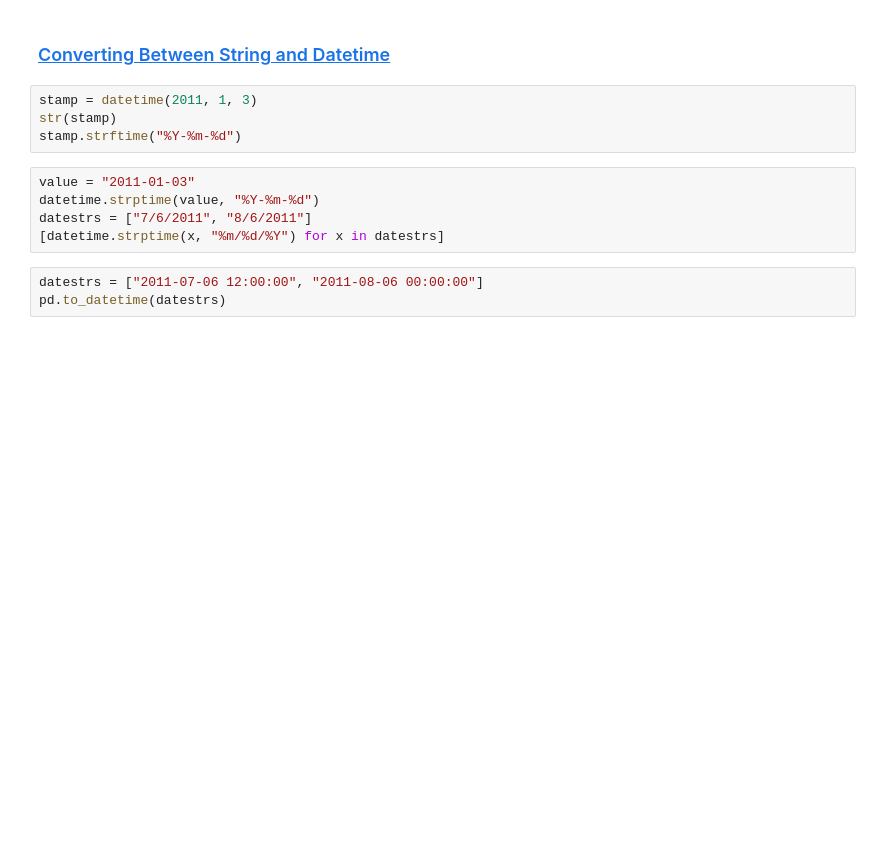
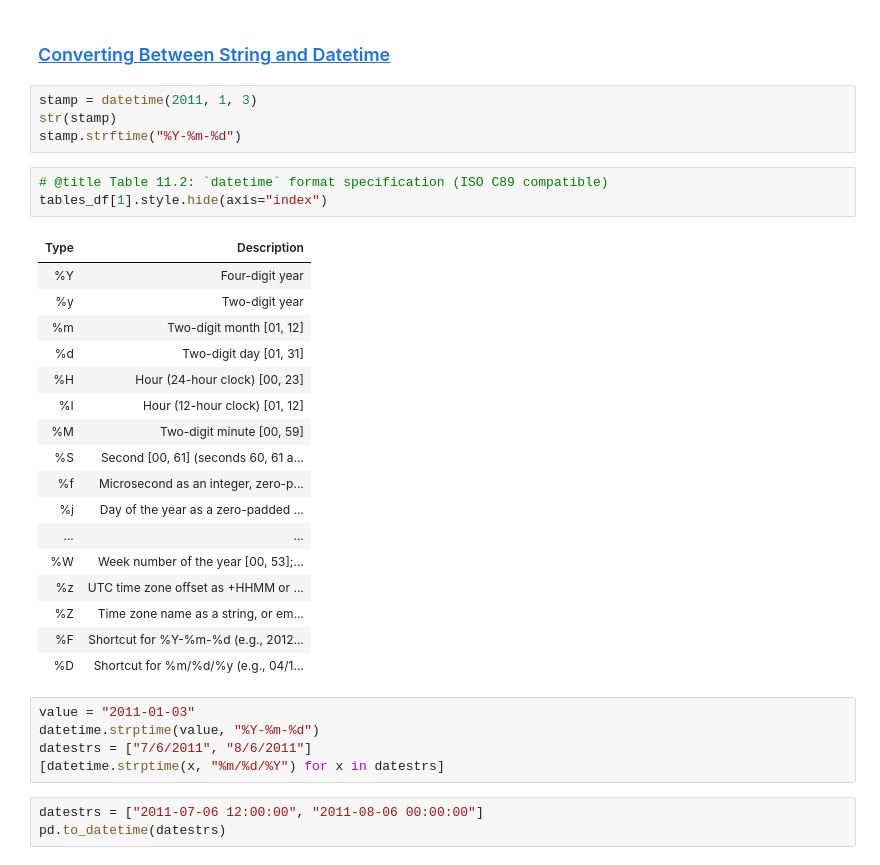
Before and after one commit to rwcitek/pydata-book, a Jupyter notebook: ch11.ipynb, the cells around one changed output. Saved outputs shown, nothing was run; the diff lists cells and outputs as text; blank space fills up the shorter version.

```diff
--- a/ch11.ipynb
+++ b/ch11.ipynb
@@ -46,6 +58,27 @@ start - 2 * timedelta(12)
 stamp = datetime(2011, 1, 3)
 str(stamp)
 stamp.strftime("%Y-%m-%d")
+# %%
+# @title Table 11.2: `datetime` format specification (ISO C89 compatible)
+tables_df[1].style.hide(axis="index")
+# %% [output]
+| Type | Description |
+| %Y | Four-digit year |
+| %y | Two-digit year |
+| %m | Two-digit month [01, 12] |
+| %d | Two-digit day [01, 31] |
+| %H | Hour (24-hour clock) [00, 23] |
+| %I | Hour (12-hour clock) [01, 12] |
+| %M | Two-digit minute [00, 59] |
+| %S | Second [00, 61] (seconds 60, 61 a... |
+| %f | Microsecond as an integer, zero-p... |
+| %j | Day of the year as a zero-padded ... |
+| ... | ... |
+| %W | Week number of the year [00, 53];... |
+| %z | UTC time zone offset as +HHMM or ... |
+| %Z | Time zone name as a string, or em... |
+| %F | Shortcut for %Y-%m-%d (e.g., 2012... |
+| %D | Shortcut for %m/%d/%y (e.g., 04/1... |
 # %%
 value = "2011-01-03"
 datetime.strptime(value, "%Y-%m-%d")
```
Also changed, not shown: parts of 6 cells of this notebook.
